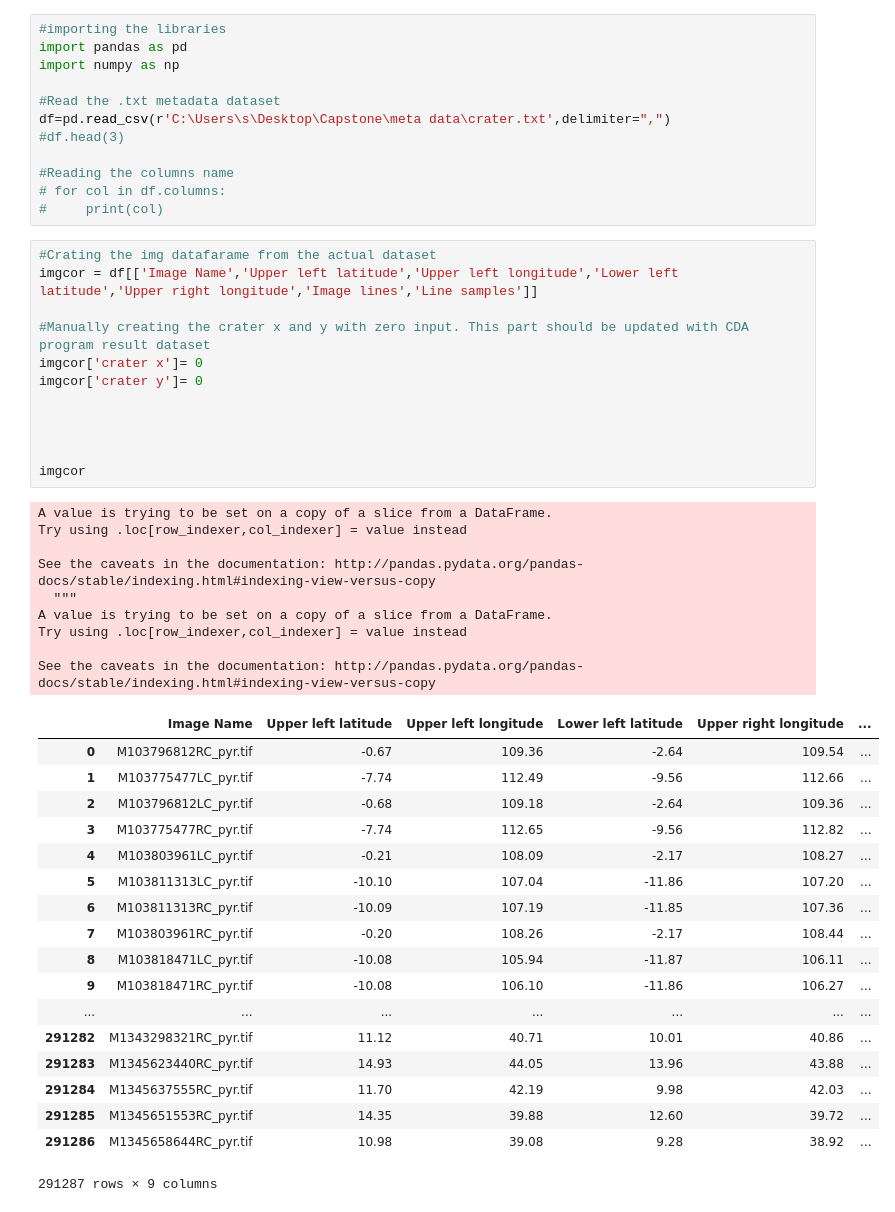
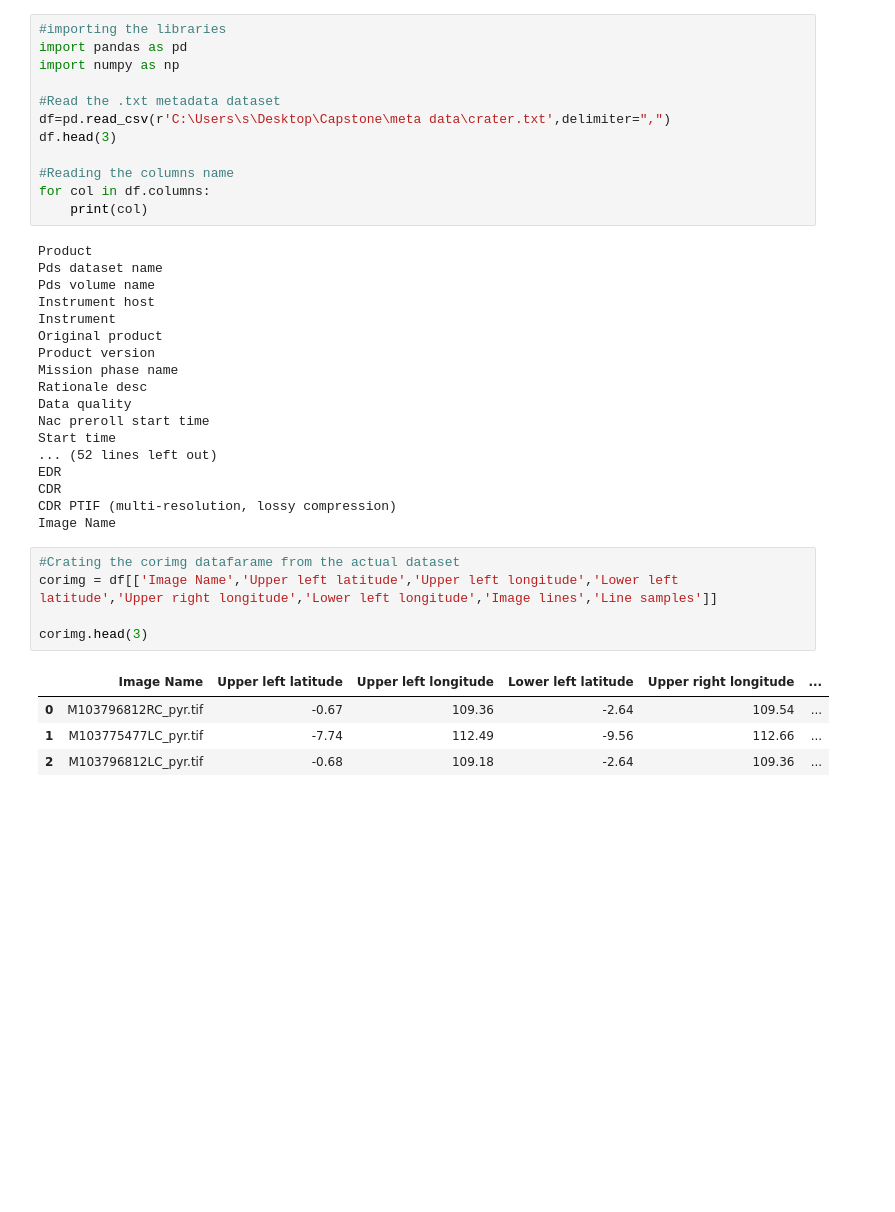
Before and after one commit to teamcraters/ThinVPU, a Jupyter notebook: Crater_lat&long_detector.ipynb, the cells around one changed output. Cells and saved outputs as stored; diff of their text form; blank space fills up the shorter version.

```diff
--- a/Crater_lat&long_detector.ipynb
+++ b/Crater_lat&long_detector.ipynb
@@ -8,51 +8,39 @@ import numpy as np
 
 #Read the .txt metadata dataset
 df=pd.read_csv(r'C:\Users\s\Desktop\Capstone\meta data\crater.txt',delimiter=",")
-#df.head(3)
+df.head(3)
 
 #Reading the columns name
-# for col in df.columns:
-#     print(col)
+for col in df.columns:
+    print(col)
+# %% [output]
+Product
+Pds dataset name
+Pds volume name
+Instrument host
+Instrument
+Original product
+Product version
+Mission phase name
+Rationale desc
+Data quality
+Nac preroll start time
+Start time
+... (52 lines left out)
+EDR
+CDR
+CDR PTIF (multi-resolution, lossy compression)
+Image Name
 # %%
-#Crating the img datafarame from the actual dataset
-imgcor = df[['Image Name','Upper left latitude','Upper left longitude','Lower left latitude','Upper right longitude','Image lines','Line samples']]
+#Crating the corimg datafarame from the actual dataset
+corimg = df[['Image Name','Upper left latitude','Upper left longitude','Lower left latitude','Upper right longitude','Lower left longitude','Image lines','Line samples']]
 
-#Manually creating the crater x and y with zero input. This part should be updated with CDA program result dataset
-imgcor['crater x']= 0
-imgcor['crater y']= 0
-
-
-
-
-imgcor
+corimg.head(3)
 # %% [output]
-A value is trying to be set on a copy of a slice from a DataFrame.
-Try using .loc[row_indexer,col_indexer] = value instead
-
-See the caveats in the documentation: http://pandas.pydata.org/pandas-docs/stable/indexing.html#indexing-view-versus-copy
-  """
-A value is trying to be set on a copy of a slice from a DataFrame.
-Try using .loc[row_indexer,col_indexer] = value instead
-
-See the caveats in the documentation: http://pandas.pydata.org/pandas-docs/stable/indexing.html#indexing-view-versus-copy
 |  | Image Name | Upper left latitude | Upper left longitude | Lower left latitude | Upper right longitude | ... |
 | 0 | M103796812RC_pyr.tif | -0.67 | 109.36 | -2.64 | 109.54 | ... |
 | 1 | M103775477LC_pyr.tif | -7.74 | 112.49 | -9.56 | 112.66 | ... |
 | 2 | M103796812LC_pyr.tif | -0.68 | 109.18 | -2.64 | 109.36 | ... |
-| 3 | M103775477RC_pyr.tif | -7.74 | 112.65 | -9.56 | 112.82 | ... |
-| 4 | M103803961LC_pyr.tif | -0.21 | 108.09 | -2.17 | 108.27 | ... |
-| 5 | M103811313LC_pyr.tif | -10.10 | 107.04 | -11.86 | 107.20 | ... |
-| 6 | M103811313RC_pyr.tif | -10.09 | 107.19 | -11.85 | 107.36 | ... |
-| 7 | M103803961RC_pyr.tif | -0.20 | 108.26 | -2.17 | 108.44 | ... |
-| 8 | M103818471LC_pyr.tif | -10.08 | 105.94 | -11.87 | 106.11 | ... |
-| 9 | M103818471RC_pyr.tif | -10.08 | 106.10 | -11.86 | 106.27 | ... |
-| ... | ... | ... | ... | ... | ... | ... |
-| 291282 | M1343298321RC_pyr.tif | 11.12 | 40.71 | 10.01 | 40.86 | ... |
-| 291283 | M1345623440RC_pyr.tif | 14.93 | 44.05 | 13.96 | 43.88 | ... |
-| 291284 | M1345637555RC_pyr.tif | 11.70 | 42.19 | 9.98 | 42.03 | ... |
-| 291285 | M1345651553RC_pyr.tif | 14.35 | 39.88 | 12.60 | 39.72 | ... |
-| 291286 | M1345658644RC_pyr.tif | 10.98 | 39.08 | 9.28 | 38.92 | ... |
-291287 rows × 9 columns
 # %%
 #Calculating the latitude of crater. yc should be replaced by the from imgcor data farme 'crater y'
 #Insert the crater y
```
Also changed, not shown: parts of 2 cells of this notebook.
